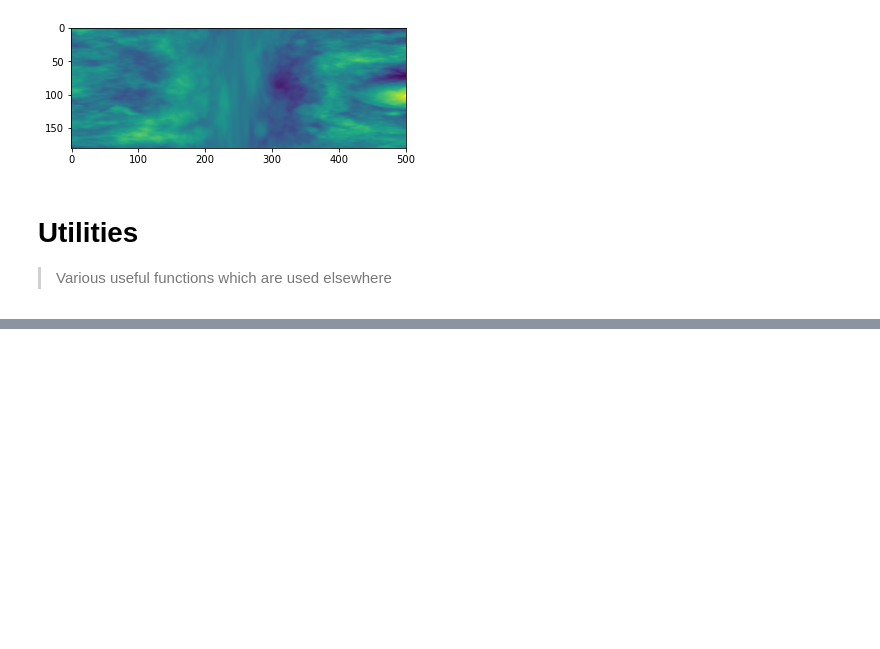
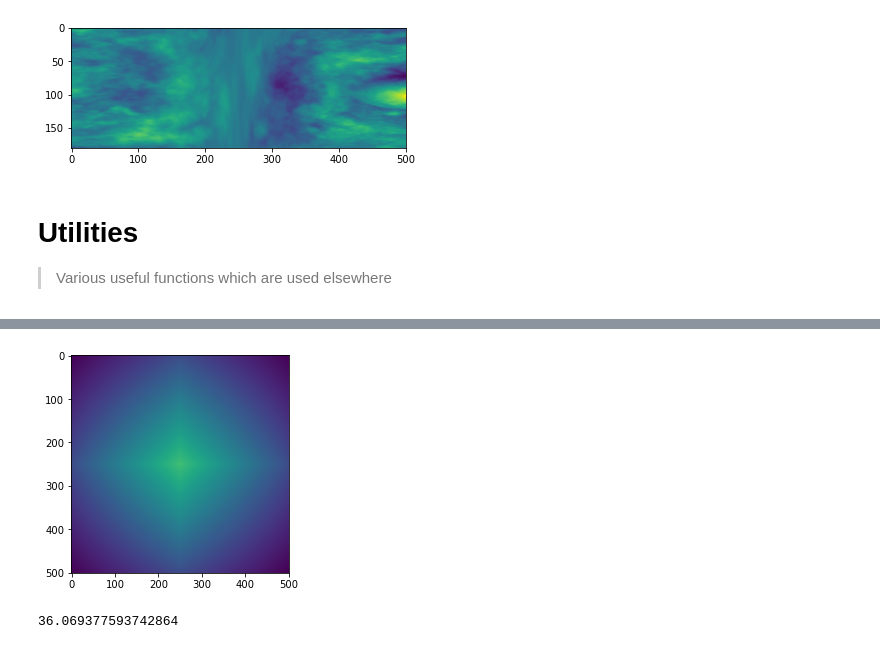
Before and after one commit to kpjmcg/rough, a Jupyter notebook: 00_data.ipynb, the cells around one changed output, grey strips where cells are left out. Cells and saved outputs as stored; diff of their text form; code cells hidden in the pictures; blank space fills up the shorter version.

```diff
--- a/00_data.ipynb
+++ b/00_data.ipynb
@@ -335,3 +333,33 @@ test_eq(distance_matrix(test_shape), np.fliplr(distance_matrix(test_shape)))
 
 test_ne(distance_matrix(test_shape), np.zeros(test_shape))
 test_ne(distance_matrix(test_shape), np.ones(test_shape))
+# %%
+def normalize(im, #Array or stack of array to normalize
+              axis = 1, #Axis along which to normalize
+              how = 'center', #normalization method: 'center', 'standardize', 'minmax'
+              feature_range = None, #Tuple containing the feature range for minmax
+             ):
+    '''
+    Normalize the input array along given axis. Typically used to 'center' rows/columns/areas in order to calculate parameters.
+    how can be:
+    - 'center': Subtract the mean from the array along the axis,
+    - 'l1'
+    - 'l2'
+    - 'standardize' : Subtract the mean and divide by the standard deviation along given axis
+    - 'minmax' : 'standardize' within 'feature_range'. See use in `Sal`
+
+    Mostly a reimplementation of scalers from sklearn with explicit formulation.
+    '''
+    if how == 'center':
+        return im - np.mean(im,axis=axis,keepdims= True)
+    elif how == 'standardize':
+        return ((im - np.mean(im,axis=axis,keepdims=True)) / np.std(im,axis=axis,keepdims= True))
+    elif how == 'minmax':
+        if feature_range is None:
+            feature_range = (-1,1)
+
+        im_std = (im - np.amin(im,axis=axis,keepdims=True)) / np.ptp(im,axis=axis,keepdims=True)
+        min_r,max_r = feature_range
+        return im_std * (max_r - min_r) + min_r
+    elif how == 'none':
+        return im
@@ -337,0 +414,5 @@ test_ne(distance_matrix(test_shape), np.ones(test_shape))
+# %%
+plt.imshow(rand_ncor)
+plt.show()
+# %% [output]
+[figure, added]
@@ -337,0 +421,5 @@ test_ne(distance_matrix(test_shape), np.ones(test_shape))
+# %%
+rand_where = np.where(rand_ncor <= 0.2, rand_dist, np.NaN)
+np.nanmin(rand_where)
+# %% [output]
+36.069377593742864
```
Also changed, not shown: parts of 21 cells of this notebook, 2 other files.
